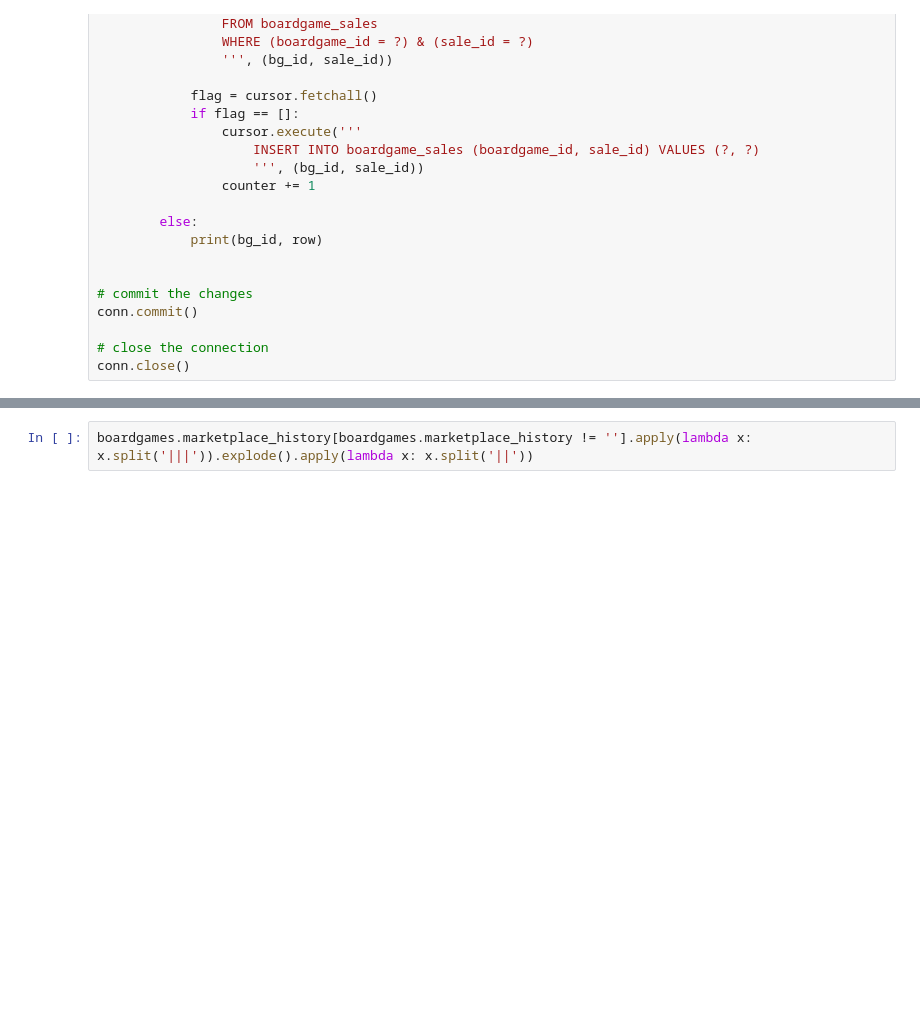
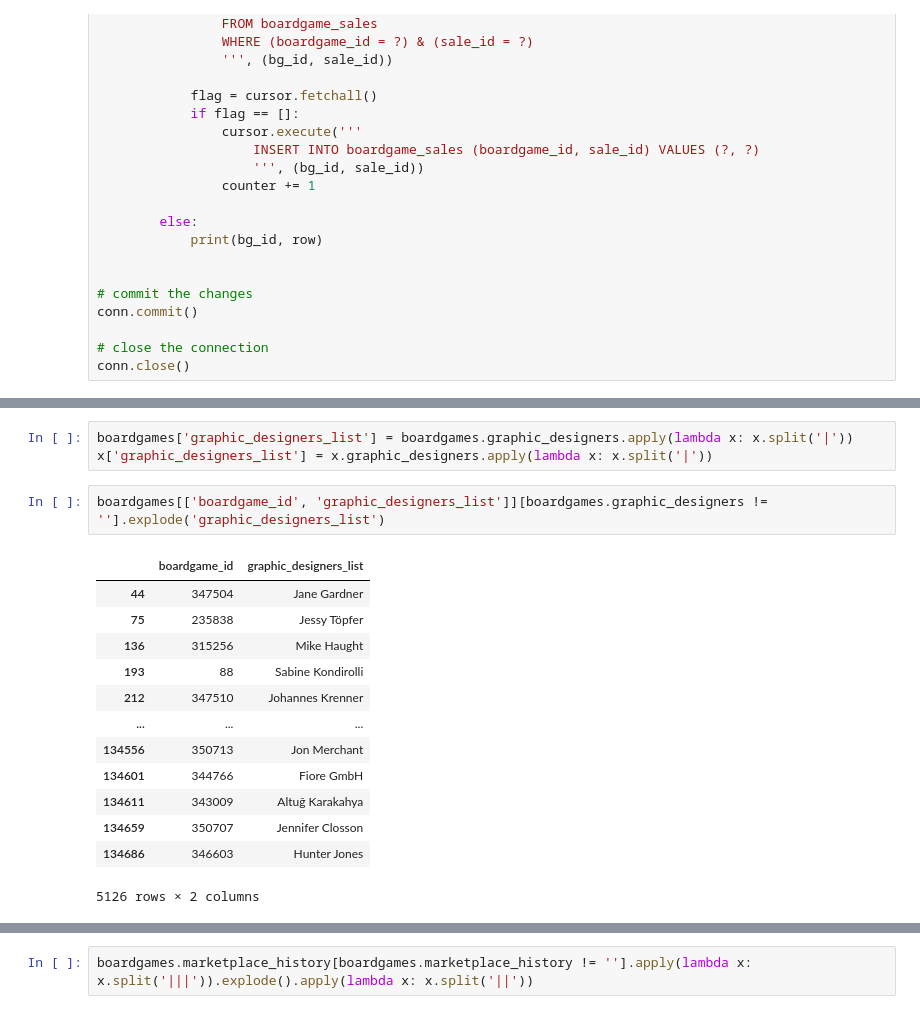
Before and after one commit to Fedorov-Nikita/Board-Game-Scraper, a Jupyter notebook: bgg_prepare_for_database.ipynb, the cells around one changed output, grey strips where cells are left out. Cells and saved outputs as stored; diff of their text form; blank space fills up the shorter version.

```diff
--- a/bgg_prepare_for_database.ipynb
+++ b/bgg_prepare_for_database.ipynb
@@ -2461,0 +2583,19 @@ conn.close()
+# %%
+boardgames['graphic_designers_list'] = boardgames.graphic_designers.apply(lambda x: x.split('|'))
+x['graphic_designers_list'] = x.graphic_designers.apply(lambda x: x.split('|'))
+# %%
+boardgames[['boardgame_id', 'graphic_designers_list']][boardgames.graphic_designers != ''].explode('graphic_designers_list')
+# %% [output]
+|  | boardgame_id | graphic_designers_list |
+| 44 | 347504 | Jane Gardner |
+| 75 | 235838 | Jessy Töpfer |
+| 136 | 315256 | Mike Haught |
+| 193 | 88 | Sabine Kondirolli |
+| 212 | 347510 | Johannes Krenner |
+| ... | ... | ... |
+| 134556 | 350713 | Jon Merchant |
+| 134601 | 344766 | Fiore GmbH |
+| 134611 | 343009 | Altuğ Karakahya |
+| 134659 | 350707 | Jennifer Closson |
+| 134686 | 346603 | Hunter Jones |
+5126 rows × 2 columns
```
Also changed, not shown: parts of 24 cells of this notebook.
